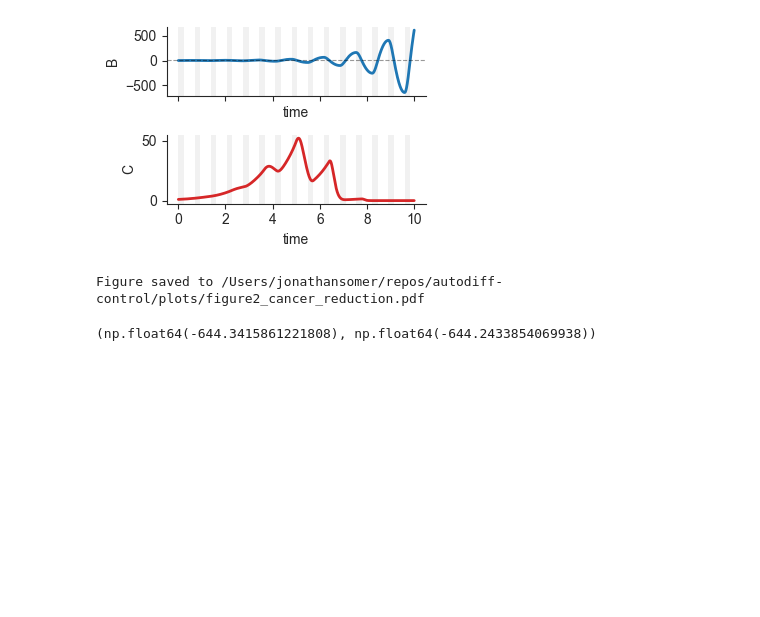
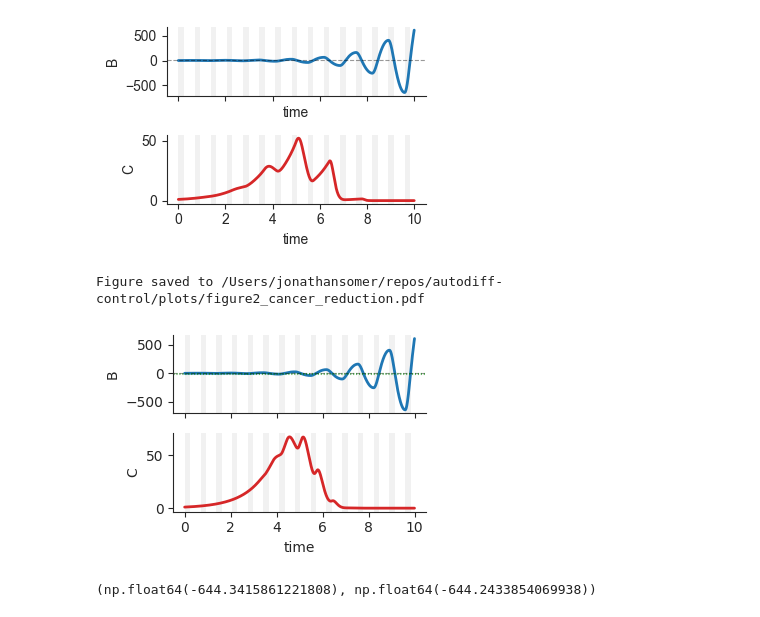
Before and after one commit to Liamir/autodiff-control, a Jupyter notebook: notebooks/figure2.ipynb, the cells around one changed output. Saved outputs shown, nothing was run; the diff lists cells and outputs as text; code cells hidden in the pictures; blank space fills up the shorter version.

```diff
--- a/notebooks/figure2.ipynb
+++ b/notebooks/figure2.ipynb
@@ -387,6 +433,74 @@ save_fig(fig, 'figure2_cancer_reduction.pdf')
 # %% [output]
 [figure]
 Figure saved to /Users/jonathansomer/repos/autodiff-control/plots/figure2_cancer_reduction.pdf
+# %%
+import numpy as np
+import matplotlib.pyplot as plt
+import seaborn as sns
+from scipy.integrate import solve_ivp
+
+# ── parameters ────────────────────────────────────────────────────────────────
+mu          = 1.0
+T_end       = 10.0
+dt          = 0.005
+radius      = 8.0
+
+alpha_hard  = 50.0
+alpha_soft  = 10.0
+beta1       = 1.0
+beta2       = 1.0
+c1          = 1.0
+c2          = 0.1
+C0          = 1.0
+x0          = [0.0, 0.0, C0]   # [A, B, C]
+
+# ── simulation ────────────────────────────────────────────────────────────────
+n_steps = int(T_end / dt)
+t_arr   = np.linspace(0, T_end, n_steps + 1)
+y_arr   = np.zeros((n_steps + 1, 3))
+y_arr[0] = x0
+alpha_t = np.zeros(n_steps + 1)
+
+for i in range(n_steps):
+    A, B, C = y_arr[i]
+    Bdot      = beta1 * A - beta2 * B
+    ai        = adaptive_alpha(B, Bdot, alpha_hard, alpha_soft, mu)
+    alpha_t[i] = ai
+    y_arr[i+1] = rk4_step(
+        lambda y_, a=ai: range_rhs(y_, a, beta1, beta2, c1, c2),
+        y_arr[i], dt
+    )
+alpha_t[-1] = alpha_t[-2]
+
+t_plot = t_arr
+B_plot = y_arr[:, 1]
+C_plot = y_arr[:, 2]
+
+# ── plot ──────────────────────────────────────────────────────────────────────
+fig, axs = plt.subplots(nrows=2, ncols=1, figsize=(3.5, 2.5), sharex=True)
+
+ax = axs[0]
+ax.plot(t_plot, B_plot, lw=2, color='C0', label='Adaptive switching')
+ax.axhline(mu, color='black', ls='--', lw=0.8, alpha=0.4, label=r'$\mu$')
+ax.axhline(mu + radius, color='green', ls=':', lw=0.8, alpha=0.6)
+ax.axhline(mu - radius, color='green', ls=':', lw=0.8, alpha=0.6)
+ax.set_ylabel('B')
+shade_spring(ax, t_plot, alpha_t, alpha_hard, alpha_soft)
+sns.despine(ax=ax)
+
+ax = axs[1]
+ax.plot(t_plot, C_plot, lw=2, color='C3')
+ax.set_ylabel('C')
+ax.set_xlabel('time')
+shade_spring(ax, t_plot, alpha_t, alpha_hard, alpha_soft)
+sns.despine(ax=ax)
+
+plt.tight_layout()
+plt.show()
+
+# fig.savefig('figure2_cancer_reduction.pdf', bbox_inches='tight')  # uncomment to save
+# %% [output]
+[figure, added]
 # %%
 min(B), min(np.interp(np.linspace(0,10,1000), T, B))
 # %% [output]
```
Also changed, not shown: parts of 4 cells of this notebook, 17 other files.
